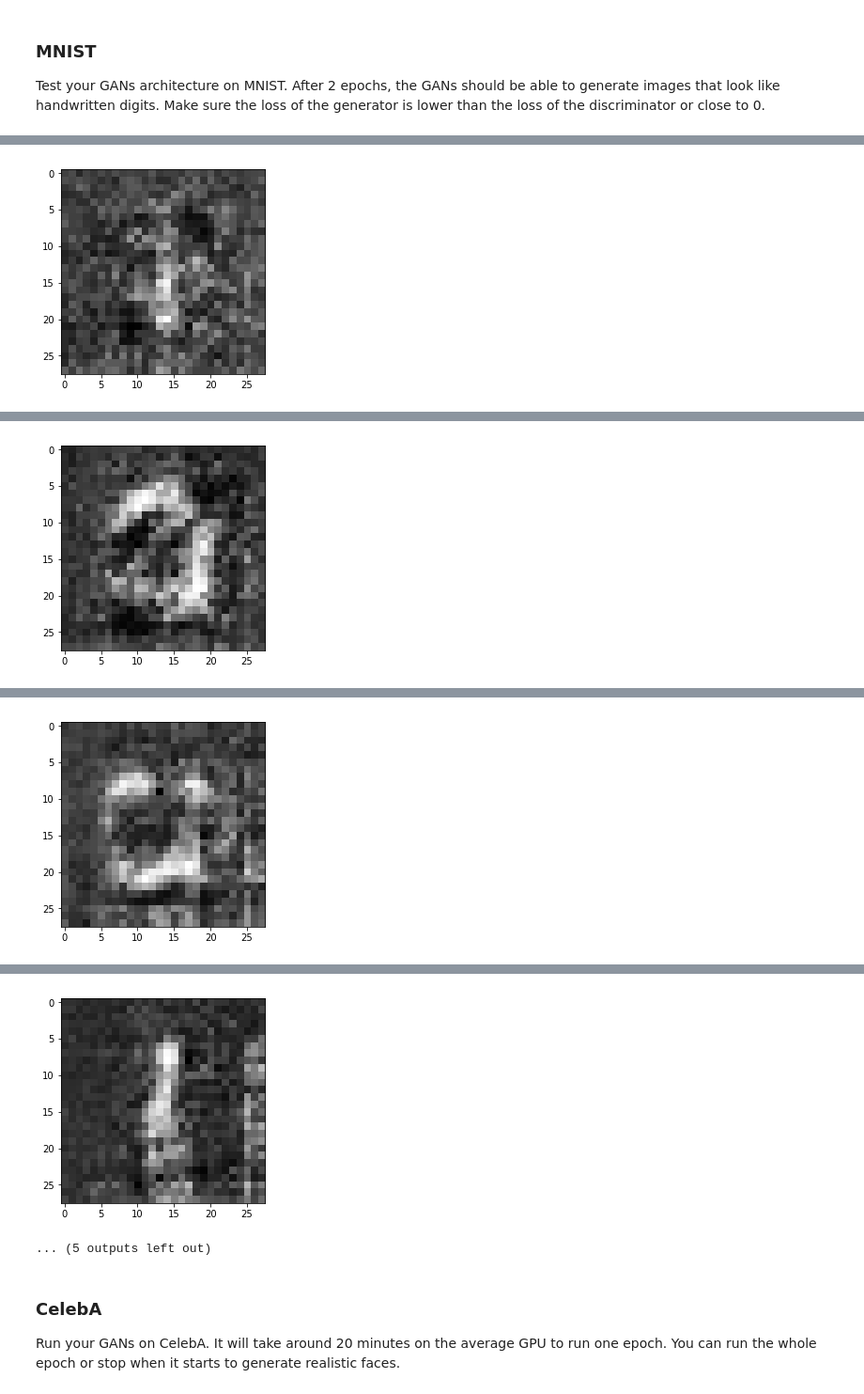
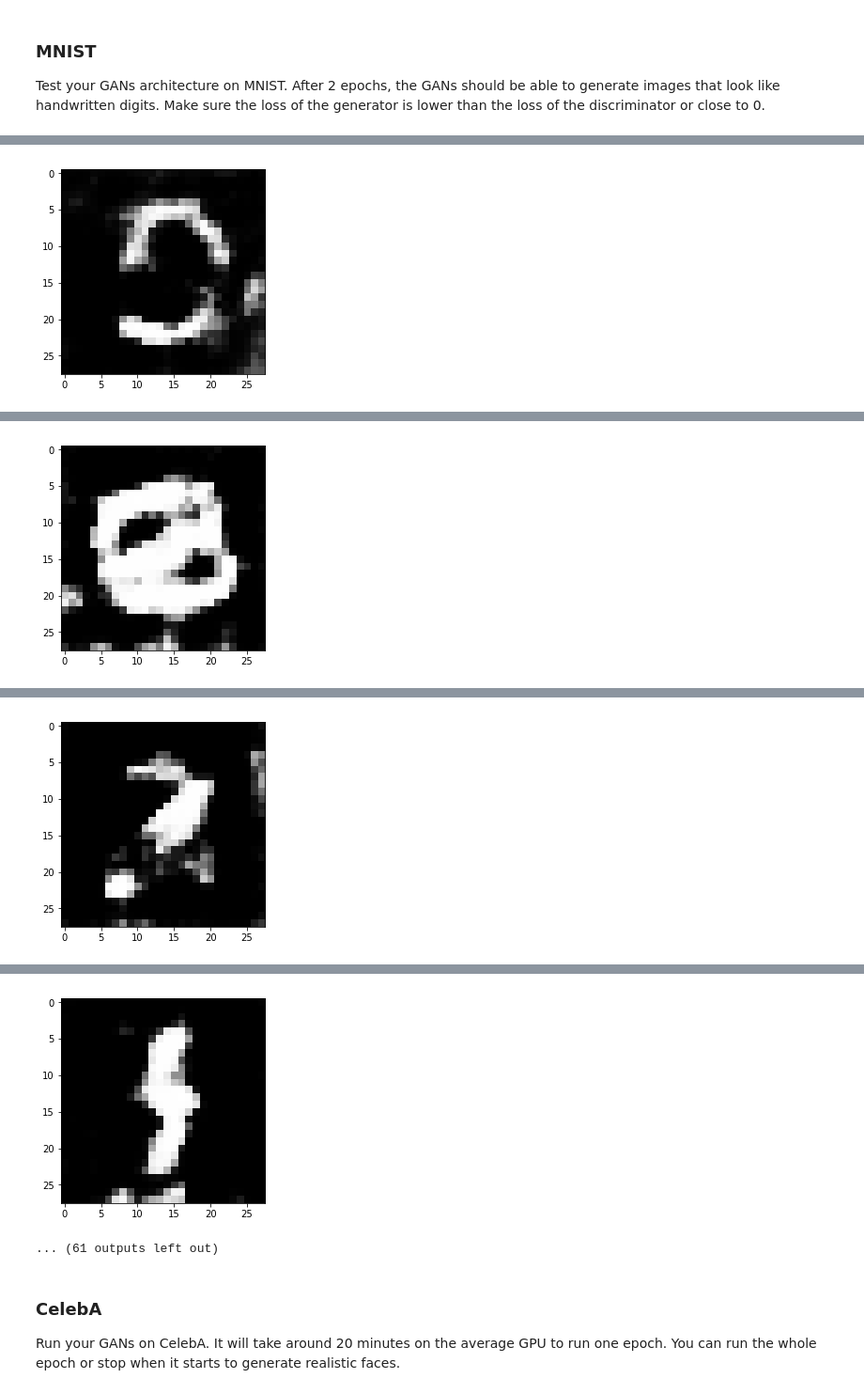
Before and after one commit to lifeunion/facegen, a Jupyter notebook: dlnd_face_generation.ipynb, the cells around one changed output, grey strips where cells are left out. Shown at 94% size. Cells and saved outputs as stored; diff of their text form; code cells hidden in the pictures.

Commit message:
rescale input image

```diff
--- a/dlnd_face_generation.ipynb
+++ b/dlnd_face_generation.ipynb
@@ -187,17 +190,17 @@ def generator(z, out_channel_dim, is_train=True):
         layer_one = tf.layers.dense(z, 2*2*256)
         layer_one = tf.reshape(layer_one, (-1, 2, 2, 256))
         layer_one = tf.layers.batch_normalization(layer_one, training=is_train)
-        layer_one = tf.maximum(0.02*layer_one, layer_one)
+        layer_one = tf.maximum(0.01*layer_one, layer_one)
 
-        # Second layer - 14*14*128 output
-        layer_two = tf.layers.conv2d_transpose(layer_one, 128, 5, strides=2, padding='VALID')
+        # Second layer - 14*14*64 output
+        layer_two = tf.layers.conv2d_transpose(layer_one, 64, 5, strides=2, padding='VALID')
         layer_two = tf.layers.batch_normalization(layer_two, training=is_train)
-        layer_two = tf.maximum(0.02*layer_two, layer_two)
+        layer_two = tf.maximum(0.01*layer_two, layer_two)
 
-        # Third layer - 28*28*64
-        layer_three = tf.layers.conv2d_transpose(layer_two, 64, 5, strides=2, padding='SAME')
+        # Third layer - 28*28*32
+        layer_three = tf.layers.conv2d_transpose(layer_two, 32, 5, strides=2, padding='SAME')
         layer_three = tf.layers.batch_normalization(layer_three, training=is_train)
-        layer_three = tf.maximum(0.02*layer_three, layer_three)
+        layer_three = tf.maximum(0.01*layer_three, layer_three)
 
         # Ouput layer - 28x28xout_channel_dim
         logits = tf.layers.conv2d_transpose(layer_three, out_channel_dim, 5, strides=2, padding='SAME')
@@ -229,19 +232,20 @@ def model_loss(input_real, input_z, out_channel_dim):
     generated_img = generator(input_z, out_channel_dim, is_train=True)
     tensor_real, logits_real = discriminator(input_real, reuse=False)
     tensor_fake, logits_fake = discriminator(generated_img, reuse=True)
+    smooth = 0.09
 
     loss_real = tf.reduce_mean(
         tf.nn.sigmoid_cross_entropy_with_logits(logits= logits_real,
-                                                labels= tf.ones_like(tensor_real)))
+                                                labels= tf.ones_like(tensor_real)*(1-smooth)))
     loss_fake = tf.reduce_mean(
         tf.nn.sigmoid_cross_entropy_with_logits(logits= logits_fake,
-                                                labels=tf.zeros_like(tensor_fake)))
+                                                labels=tf.zeros_like(tensor_fake)*(1-smooth)))
 
     loss_total_d = loss_real + loss_fake
 
     loss_total_g = tf.reduce_mean(
         tf.nn.sigmoid_cross_entropy_with_logits(logits= logits_fake,
-                                                labels=tf.ones_like(tensor_fake)))
+                                                labels=tf.ones_like(tensor_fake)*(1-smooth)))
 
     return loss_total_d, loss_total_g
 
@@ -346,11 +350,12 @@ def train(epoch_count, batch_size, z_dim, learning_rate, beta1, get_batches, dat
             for batch_images in get_batches(batch_size):
                 steps += 1
 
+                batch_images = batch_images*2
                 # Sample random noise for G
                 batch_z = np.random.uniform(-1, 1, size=(batch_size, z_dim))
 
                 # Run optimizers
-                _ = sess.run(opt_d, feed_dict={input_real: batch_images, input_z: batch_z, learn_ph:learning_rate*10})
+                _ = sess.run(opt_d, feed_dict={input_real: batch_images, input_z: batch_z, learn_ph:learning_rate})
                 _ = sess.run(opt_g, feed_dict={input_real: batch_images, input_z: batch_z, learn_ph:learning_rate})
                 _ = sess.run(opt_g, feed_dict={input_real: batch_images, input_z: batch_z, learn_ph:learning_rate})
                 _ = sess.run(opt_g, feed_dict={input_real: batch_images, input_z: batch_z, learn_ph:learning_rate})
@@ -369,11 +374,10 @@ def train(epoch_count, batch_size, z_dim, learning_rate, beta1, get_batches, dat
 ### MNIST
 Test your GANs architecture on MNIST.  After 2 epochs, the GANs should be able to generate images that look like handwritten digits.  Make sure the loss of the generator is lower than the loss of the discriminator or close to 0.
 # %%
-batch_size = 128
+batch_size = 32
 z_dim = 100
-learning_rate = 0.0002
-beta1 = 0.5
-
+learning_rate = 0.002
+beta1 = 0.2
 
 """
 DON'T MODIFY ANYTHING IN THIS CELL THAT IS BELOW THIS LINE
@@ -420 +424 @@ Epoch 1/2... Discriminator Loss: 1.3838... Generator Loss: 0.7001
-[figure, old version]
+[figure, new version]
@@ -431 +435 @@ Epoch 1/2... Discriminator Loss: 1.2278... Generator Loss: 0.7209
-[figure, old version]
+[figure, new version]
@@ -448 +446 @@ Epoch 2/2... Discriminator Loss: 0.9591... Generator Loss: 0.7969
-[figure, old version]
+[figure, new version]
@@ -459,5 +457,5 @@ Epoch 2/2... Discriminator Loss: 1.3311... Generator Loss: 0.3855
-[figure, old version]
+[figure, new version]
-... (5 outputs left out)
+... (61 outputs left out)
 # %% [markdown]
 ### CelebA
 Run your GANs on CelebA.  It will take around 20 minutes on the average GPU to run one epoch.  You can run the whole epoch or stop when it starts to generate realistic faces.
```
Also changed, not shown: parts of 3 cells of this notebook.
